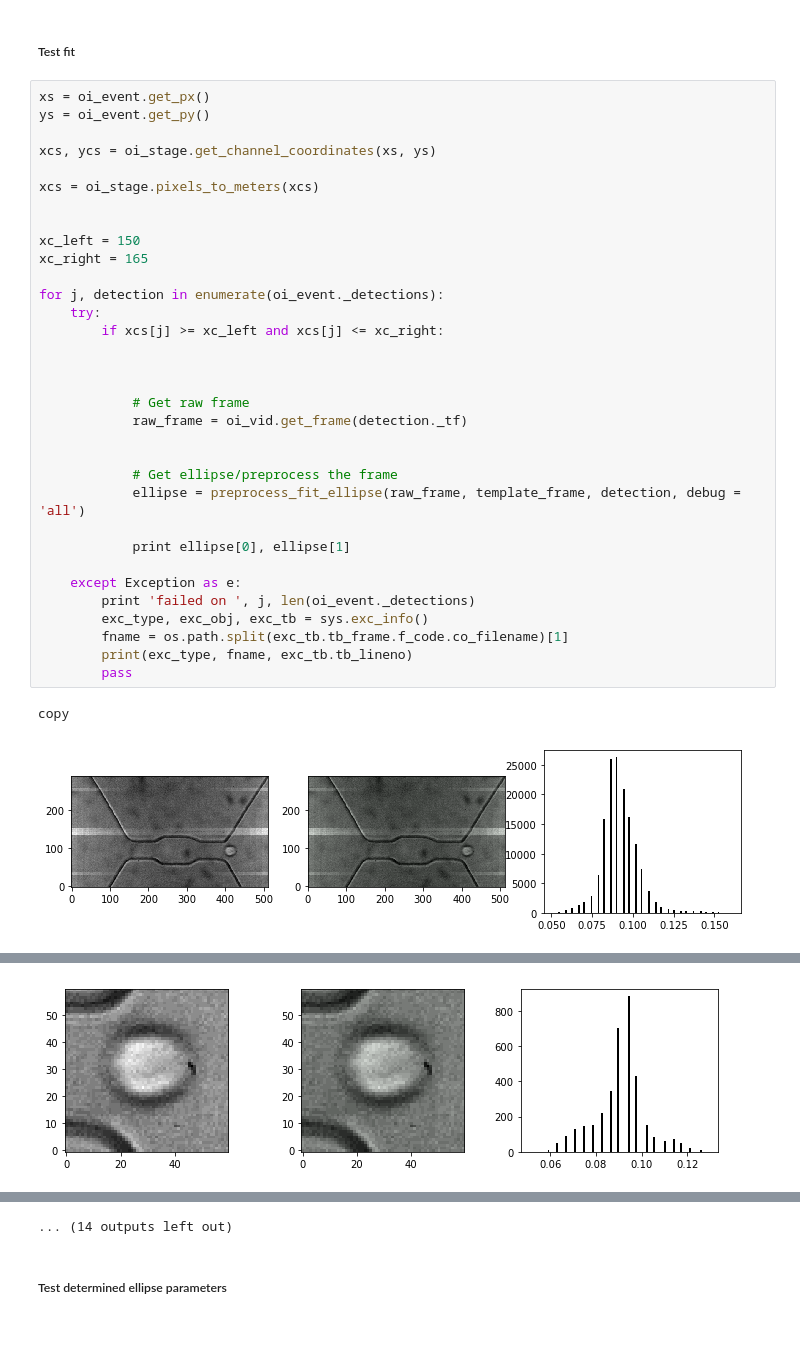
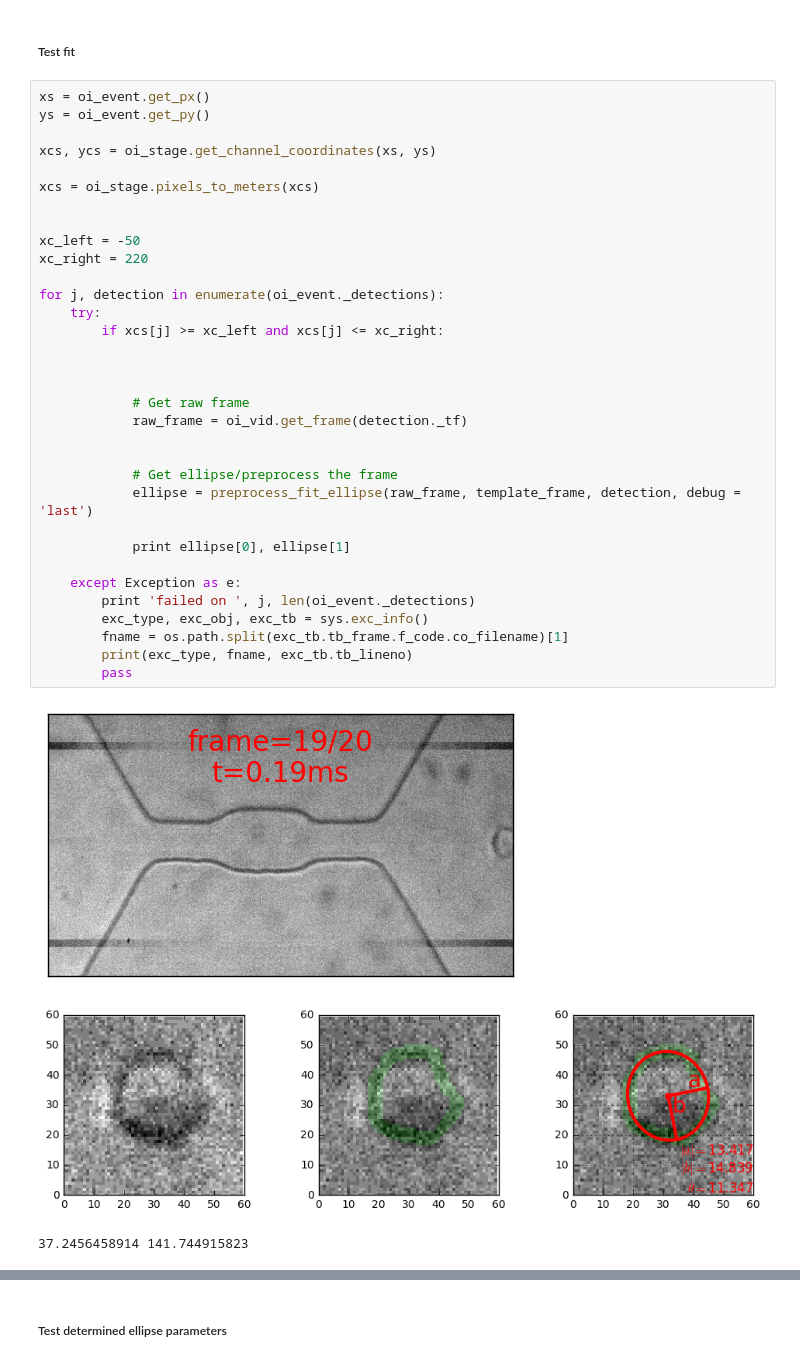
Before and after one commit to codycombs/cell_deformation, a Jupyter notebook: test_ellipse_fit.ipynb, the cells around one changed output, grey strips where cells are left out. Cells and saved outputs as stored; diff of their text form; blank space fills up the shorter version.

```diff
--- a/test_ellipse_fit.ipynb
+++ b/test_ellipse_fit.ipynb
@@ -709,35 +750,36 @@ def preprocess_fit_ellipse(raw_frame, raw_template_frame, detection, debug = 'no
 xs = oi_event.get_px()
 ys = oi_event.get_py()
 
 xcs, ycs = oi_stage.get_channel_coordinates(xs, ys)
 
 xcs = oi_stage.pixels_to_meters(xcs)
 
 
-xc_left = 150
-xc_right = 165
+xc_left = -50
+xc_right = 220
 
 for j, detection in enumerate(oi_event._detections):
     try:
         if xcs[j] >= xc_left and xcs[j] <= xc_right:
 
 
 
             # Get raw frame
             raw_frame = oi_vid.get_frame(detection._tf)
 
 
             # Get ellipse/preprocess the frame
-            ellipse = preprocess_fit_ellipse(raw_frame, template_frame, detection, debug = 'all')
+            ellipse = preprocess_fit_ellipse(raw_frame, template_frame, detection, debug = 'last')
 
             print ellipse[0], ellipse[1]
 
     except Exception as e:
         print 'failed on ', j, len(oi_event._detections)
         exc_type, exc_obj, exc_tb = sys.exc_info()
         fname = os.path.split(exc_tb.tb_frame.f_code.co_filename)[1]
         print(exc_type, fname, exc_tb.tb_lineno)
         pass
 # %% [output]
+[figure, new version]
+[figure, new version]
-copy
+37.2456458914 141.744915823
-[figure, old version]
@@ -745 +787,0 @@ crop
-[figure, old version]
@@ -754,4 +796,3 @@ inversion
-... (14 outputs left out)
 # %% [markdown]
 ##### Test determined ellipse parameters
 # %%
```
Also changed, not shown: parts of 12 cells of this notebook, 1 other file.
